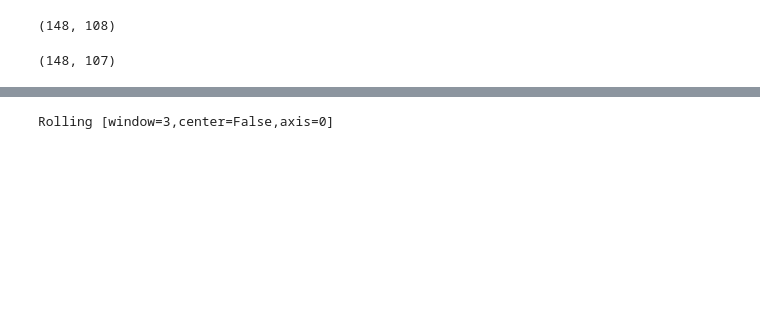
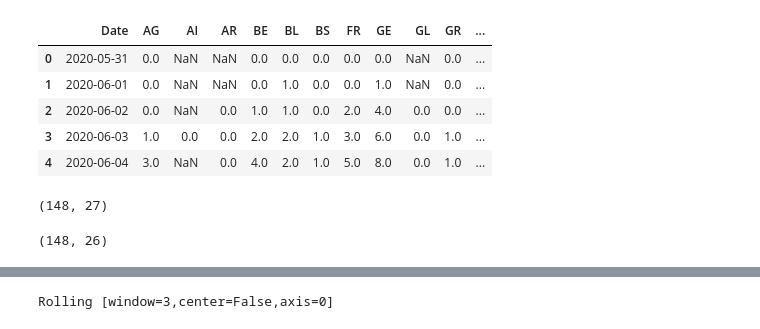
Before and after one commit to kanikaKanu90/notebook, a Jupyter notebook: Preprocessing_And_Sampling.ipynb, the cells around one changed output, grey strips where cells are left out. Drawn from its saved outputs; the diff is of its cells as text; code cells hidden in the pictures; blank space fills up the shorter version.

```diff
--- a/Preprocessing_And_Sampling.ipynb
+++ b/Preprocessing_And_Sampling.ipynb
@@ -3,17 +3,27 @@
 # %%
 import pandas as pd
 import numpy as np
 
-df = pd.read_csv("/content/sample_data/covid19_cases_switzerland_openzh-phase2.csv")
+col_range = [i for i in range(0,28)]
+df = pd.read_csv("/content/sample_data/covid19_cases_switzerland_openzh-phase2.csv", usecols= col_range)
+
+df.head()
+# %% [output]
+|  | Date | AG | AI | AR | BE | BL | BS | FR | GE | GL | GR | ... |
+| 0 | 2020-05-31 | 0.0 | NaN | NaN | 0.0 | 0.0 | 0.0 | 0.0 | 0.0 | NaN | 0.0 | ... |
+| 1 | 2020-06-01 | 0.0 | NaN | NaN | 0.0 | 1.0 | 0.0 | 0.0 | 1.0 | NaN | 0.0 | ... |
+| 2 | 2020-06-02 | 0.0 | NaN | 0.0 | 1.0 | 1.0 | 0.0 | 2.0 | 4.0 | 0.0 | 0.0 | ... |
+| 3 | 2020-06-03 | 1.0 | 0.0 | 0.0 | 2.0 | 2.0 | 1.0 | 3.0 | 6.0 | 0.0 | 1.0 | ... |
+| 4 | 2020-06-04 | 3.0 | NaN | 0.0 | 4.0 | 2.0 | 1.0 | 5.0 | 8.0 | 0.0 | 1.0 | ... |
 # %%
 df.set_index(['Date'],inplace=True) # set index
 df[0:1] = 0 #initialize first row with zero
 # %%
 df.shape
 # %% [output]
-(148, 108)
+(148, 27)
 # %%
-df.drop(columns=['CH_diff_pc'],inplace=True, axis=1)
+df.drop(columns=['CH'],inplace=True, axis=1)
 df.shape
 # %% [output]
-(148, 107)
+(148, 26)
```
Also changed, not shown: parts of 6 cells of this notebook.
